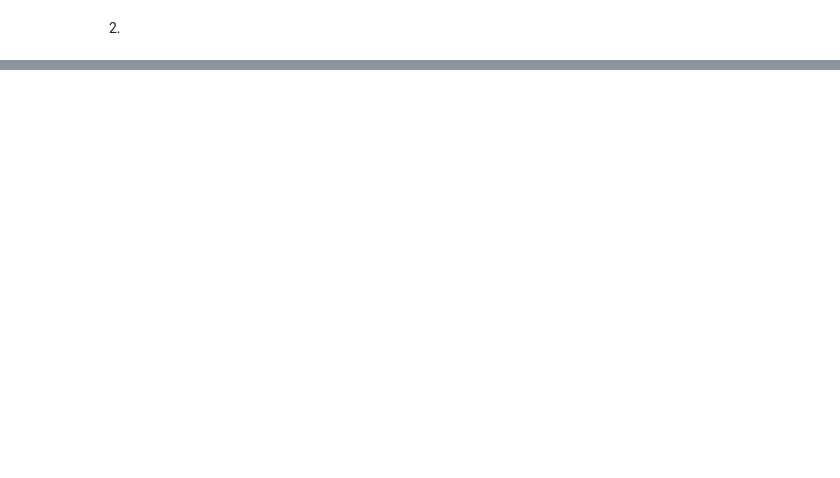
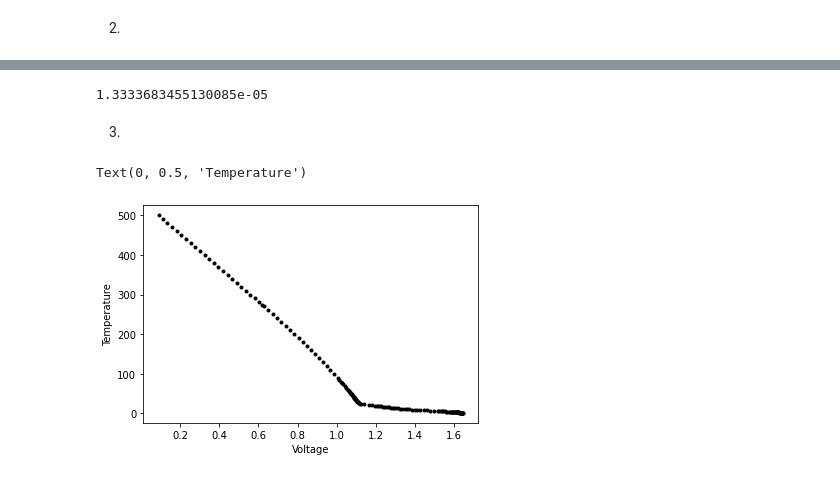
Before and after one commit to PatrickHorlaville/PHYS512, a Jupyter notebook: assignment_1/PS1_notebook.ipynb, the cells around one changed output, grey strips where cells are left out. Saved outputs shown, nothing was run; the diff lists cells and outputs as text; code cells hidden in the pictures; blank space fills up the shorter version.

```diff
--- a/assignment_1/PS1_notebook.ipynb
+++ b/assignment_1/PS1_notebook.ipynb
@@ -71,0 +129,4 @@ for i,j in enumerate(np.array([0,1,4,5,9])):
+# %%
+ndiff_t(funct1, 10, d_approx) - np.exp(10)
+# %% [output]
+1.3333683455130085e-05
@@ -71,0 +154,13 @@ for i,j in enumerate(np.array([0,1,4,5,9])):
+# %% [markdown]
+3)
+# %%
+data = np.loadtxt("lakeshore.txt")
+# %%
+temperature, voltage, dVdT = np.transpose(data)
+# %%
+plt.plot(voltage, temperature, '.k')
+plt.xlabel('Voltage')
+plt.ylabel('Temperature')
+# %% [output]
+Text(0, 0.5, 'Temperature')
+[figure, added]
```
Also changed, not shown: parts of 41 cells of this notebook, 2 other files.
